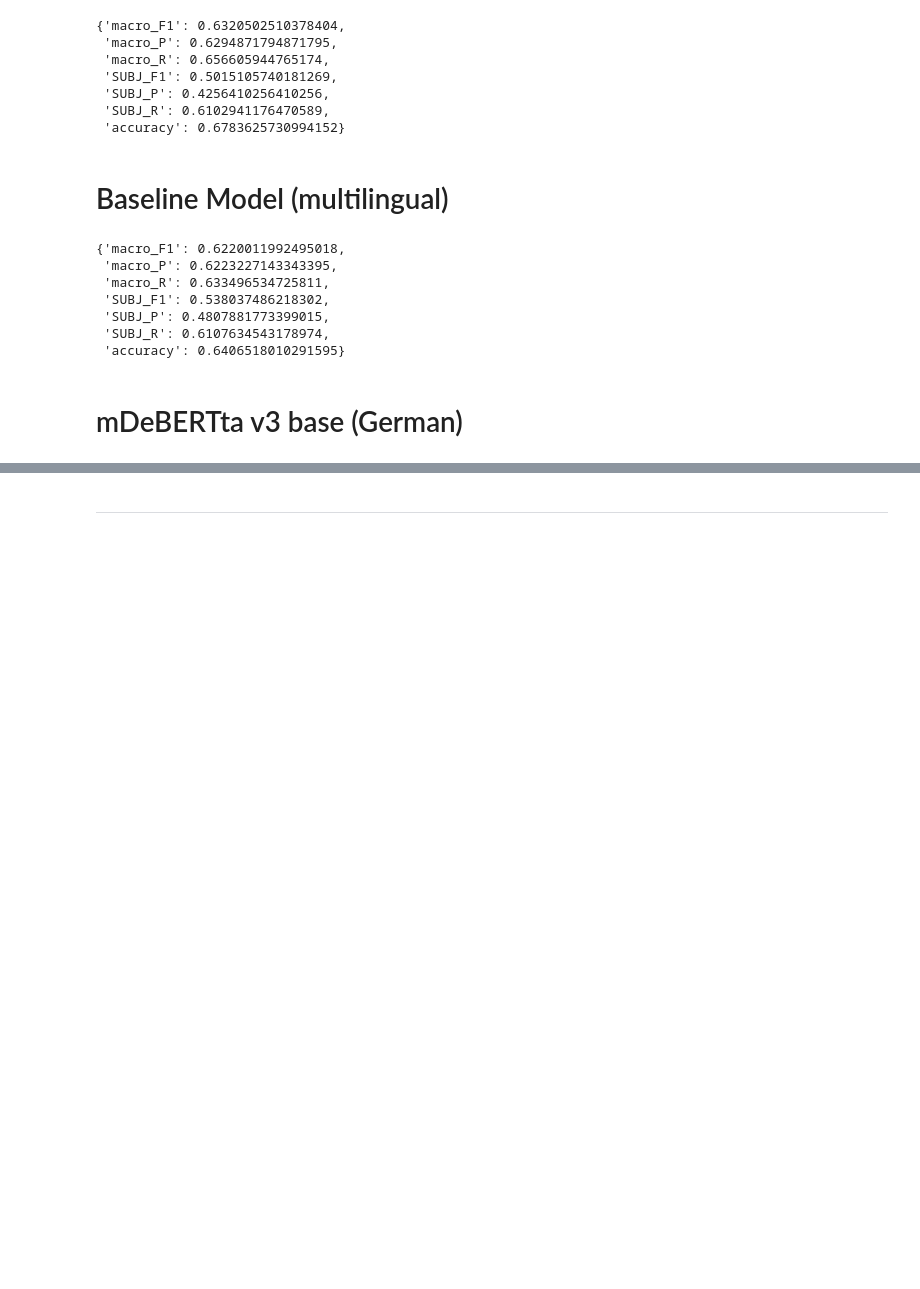
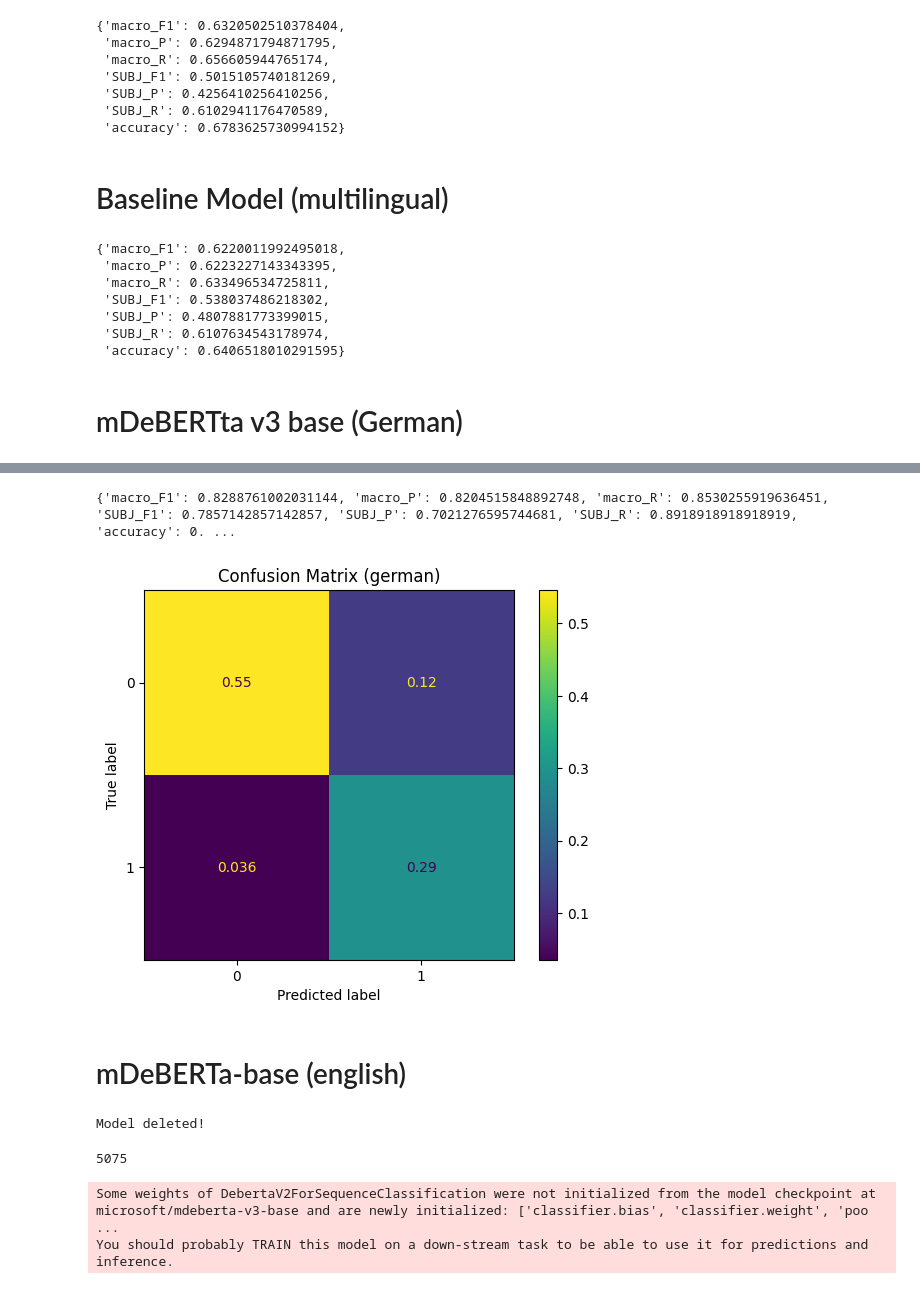
Before and after one commit to MatteoFasulo/clef2025-checkthat, a Jupyter notebook: notebook.ipynb, the cells around one changed output, grey strips where cells are left out. Saved outputs shown, nothing was run; the diff lists cells and outputs as text; code cells hidden in the pictures; blank space fills up the shorter version.

Commit message:
Update with training and testing on German, English and Italian

```diff
--- a/notebook.ipynb
+++ b/notebook.ipynb
@@ -523,4 +511,0 @@ results_df
-# %%
-model_card = "arpanghoshal/EmoRoBERTa"
-tokenizer = RobertaTokenizerFast.from_pretrained(model_card)
-model = RobertaForSequenceClassification.from_pretrained(model_card, from_tf=True)
@@ -634,3 +511,0 @@ test_data_augmented['all_emotions'] = test_data_augmented[test_data_augmented.co
-# %%
-train_dl = Dataset.from_pandas(train_data_augmented)
-test_dl = Dataset.from_pandas(test_data_augmented)
@@ -641,4 +511,0 @@ class_weights
-# %%
-model_card = "cardiffnlp/twitter-roberta-base-2022-154m"
-tokenizer = AutoTokenizer.from_pretrained(model_card, use_Fast=False)
-model = CustomEmotionModel(model_card, num_labels = 2, num_emotions=28, class_weights=class_weights, device=device)
@@ -649,3 +511,0 @@ def tokenize_and_prepare(texts):
-# %%
-train_dl = train_dl.map(tokenize_and_prepare, batched=True)
-test_dl = test_dl.map(tokenize_and_prepare, batched=True)
@@ -719,2 +511,0 @@ ConfusionMatrixDisplay(cm).plot()
-# %% [markdown]
----
@@ -851,0 +512,33 @@ study.optimize(objective, n_trials=25)
+# %%
+results.append(detector.test_model(model, test_dl))
+# %% [output]
+{'macro_F1': 0.8288761002031144, 'macro_P': 0.8204515848892748, 'macro_R': 0.8530255919636451, 'SUBJ_F1': 0.7857142857142857, 'SUBJ_P': 0.7021276595744681, 'SUBJ_R': 0.8918918918918919, 'accuracy': 0. ...
+[figure, added]
+# %% [markdown]
+# mDeBERTa-base (english)
+# %%
+with torch.no_grad():
+    torch.cuda.empty_cache()
+
+if 'model' in locals() or 'model' in globals():
+    del model
+    print("Model deleted!")
+
+gc.collect()
+# %% [output]
+Model deleted!
+5075
+# %%
+model_card = "microsoft/mdeberta-v3-base"
+tokenizer = detector.get_tokenizer(model_card=model_card)
+model = detector.get_model(
+    model_card=model_card,
+    num_labels=2,
+    id2label={0: 'OBJ', 1: 'SUBJ'},
+    label2id={'OBJ': 0, 'SUBJ': 1},
+    output_attentions = False,
+    output_hidden_states = False
+)
+# %% [output]
+Some weights of DebertaV2ForSequenceClassification were not initialized from the model checkpoint at microsoft/mdeberta-v3-base and are newly initialized: ['classifier.bias', 'classifier.weight', 'poo ...
+You should probably TRAIN this model on a down-stream task to be able to use it for predictions and inference.
```
Also changed, not shown: parts of 44 cells of this notebook.
